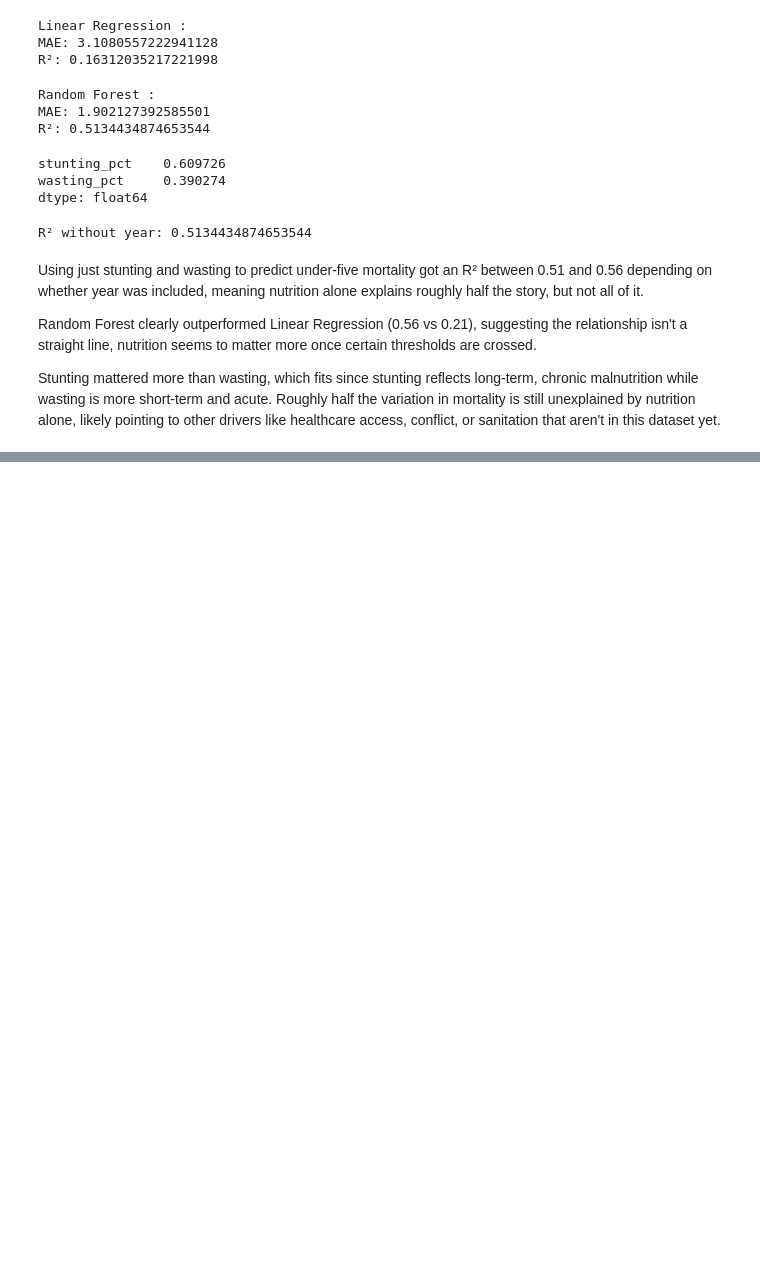
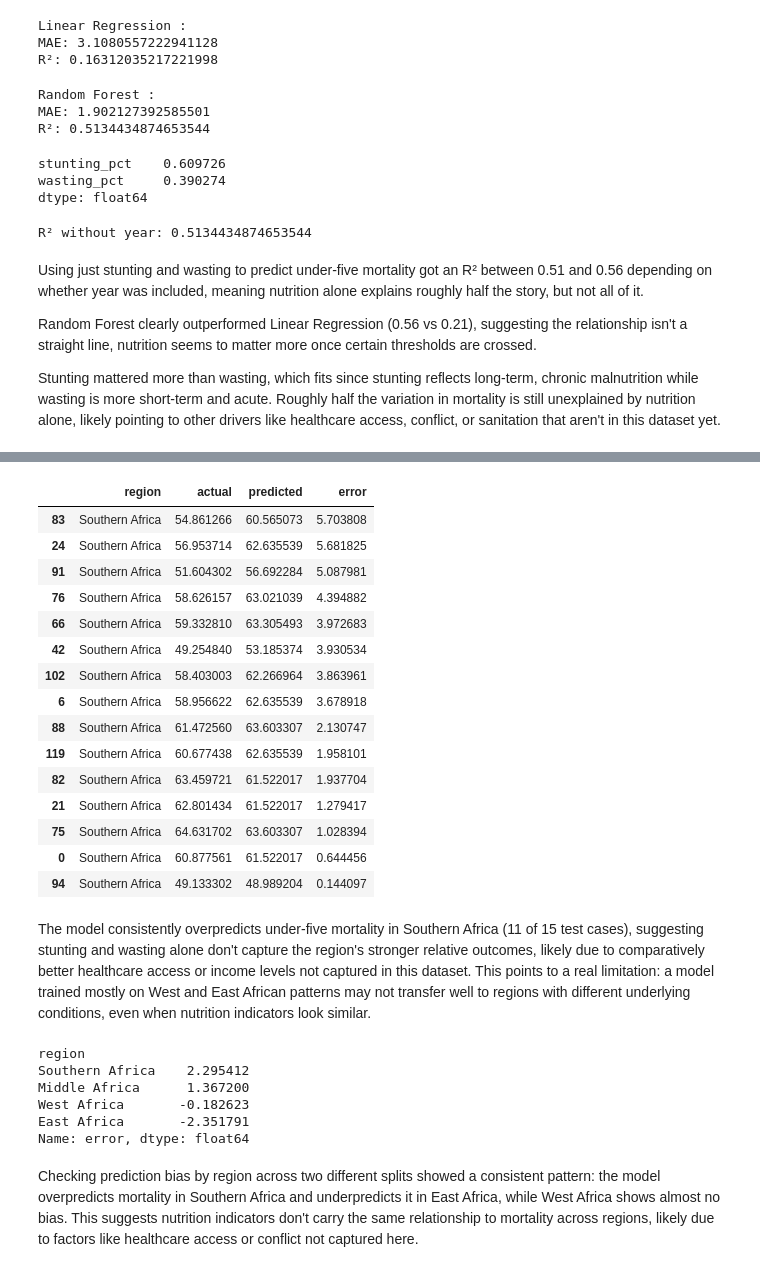
Before and after one commit to rappiok/Child-Malnutrition-in-Sub-Saharan-Africa, a Jupyter notebook: Child_Malnutrition_Analysis.ipynb, the cells around one changed output, grey strips where cells are left out. Cells and saved outputs as stored; diff of their text form; code cells hidden in the pictures; blank space fills up the shorter version.

```diff
--- a/Child_Malnutrition_Analysis.ipynb
+++ b/Child_Malnutrition_Analysis.ipynb
@@ -713,0 +762,27 @@ Stunting mattered more than wasting, which fits since stunting reflects long-ter
+# %%
+# Re-spliting the data to train and test sets, keeping region alongside so we can check errors by group
+
+features = ['stunting_pct', 'wasting_pct']
+target = 'under_five_mortality_rate'
+
+X = final_df[features]
+y = final_df[target]
+regions = final_df['region']
+
+X_train, X_test, y_train, y_test, region_train, region_test = train_test_split(
+    X, y, regions, test_size=0.2, random_state=42
+)
+# %%
+rf = RandomForestRegressor(n_estimators=200, random_state=42)
+rf.fit(X_train, y_train)
+preds = rf.predict(X_test)
+# %%
+# Checking average prediction error by region
+results = pd.DataFrame({
+    'region': region_test.values,
+    'actual': y_test.values,
+    'predicted': preds
+})
+results['error'] = abs(results['actual'] - results['predicted'])
+
+results.groupby('region')['error'].agg(['mean', 'count']).sort_values('mean', ascending=False)
@@ -713,0 +796,50 @@ Stunting mattered more than wasting, which fits since stunting reflects long-ter
+# %%
+# Checking if one or two countries are driving the high Southern Africa error
+results[results['region'] == 'Southern Africa'].sort_values('error', ascending=False)
+# %% [output]
+|  | region | actual | predicted | error |
+| 83 | Southern Africa | 54.861266 | 60.565073 | 5.703808 |
+| 24 | Southern Africa | 56.953714 | 62.635539 | 5.681825 |
+| 91 | Southern Africa | 51.604302 | 56.692284 | 5.087981 |
+| 76 | Southern Africa | 58.626157 | 63.021039 | 4.394882 |
+| 66 | Southern Africa | 59.332810 | 63.305493 | 3.972683 |
+| 42 | Southern Africa | 49.254840 | 53.185374 | 3.930534 |
+| 102 | Southern Africa | 58.403003 | 62.266964 | 3.863961 |
+| 6 | Southern Africa | 58.956622 | 62.635539 | 3.678918 |
+| 88 | Southern Africa | 61.472560 | 63.603307 | 2.130747 |
+| 119 | Southern Africa | 60.677438 | 62.635539 | 1.958101 |
+| 82 | Southern Africa | 63.459721 | 61.522017 | 1.937704 |
+| 21 | Southern Africa | 62.801434 | 61.522017 | 1.279417 |
+| 75 | Southern Africa | 64.631702 | 63.603307 | 1.028394 |
+| 0 | Southern Africa | 60.877561 | 61.522017 | 0.644456 |
+| 94 | Southern Africa | 49.133302 | 48.989204 | 0.144097 |
+# %% [markdown]
+The model consistently overpredicts under-five mortality in Southern Africa (11 of 15 test cases), suggesting stunting and wasting alone don't capture the region's stronger relative outcomes, likely due to comparatively better healthcare access or income levels not captured in this dataset. This points to a real limitation: a model trained mostly on West and East African patterns may not transfer well to regions with different underlying conditions, even when nutrition indicators look similar.
+# %%
+# Trying a different random split to see if the Southern Africa overprediction pattern holds up, or if it was just an artifact of this particular split
+
+X_train2, X_test2, y_train2, y_test2, region_train2, region_test2 = train_test_split(
+    X, y, regions, test_size=0.2, random_state=7
+)
+
+rf2 = RandomForestRegressor(n_estimators=200, random_state=42)
+rf2.fit(X_train2, y_train2)
+preds2 = rf2.predict(X_test2)
+
+results2 = pd.DataFrame({
+    'region': region_test2.values,
+    'actual': y_test2.values,
+    'predicted': preds2
+})
+results2['error'] = results2['predicted'] - results2['actual']
+
+results2.groupby('region')['error'].mean().sort_values(ascending=False)
+# %% [output]
+region
+Southern Africa    2.295412
+Middle Africa      1.367200
+West Africa       -0.182623
+East Africa       -2.351791
+Name: error, dtype: float64
+# %% [markdown]
+Checking prediction bias by region across two different splits showed a consistent pattern: the model overpredicts mortality in Southern Africa and underpredicts it in East Africa, while West Africa shows almost no bias. This suggests nutrition indicators don't carry the same relationship to mortality across regions, likely due to factors like healthcare access or conflict not captured here.
```
Also changed, not shown: parts of 3 cells of this notebook.
